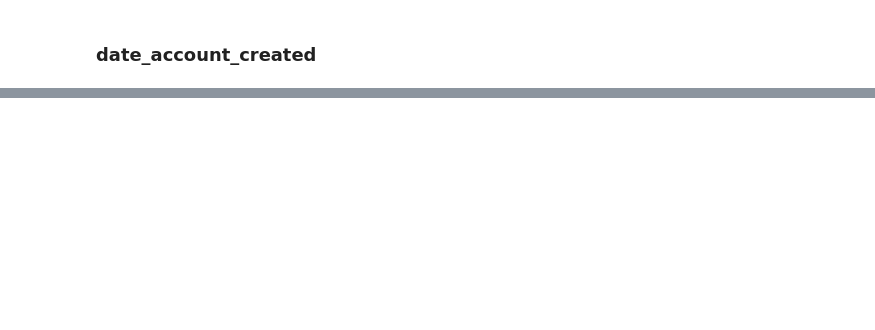
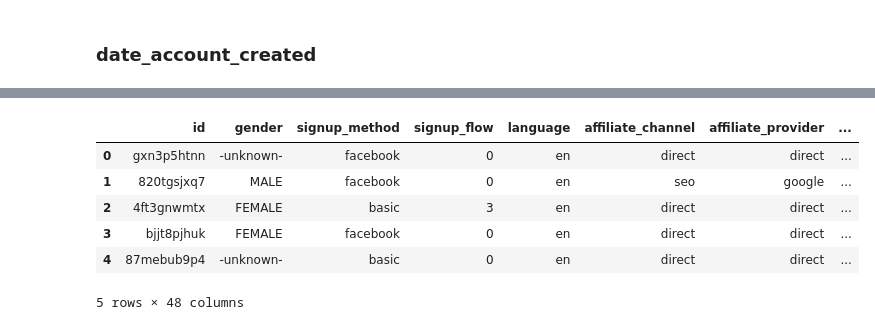
Before and after one commit to troywu666/Airbnb_data_analyse, a Jupyter notebook: 订房预测.ipynb, the cells around one changed output, grey strips where cells are left out. Saved outputs shown, nothing was run; the diff lists cells and outputs as text; code cells hidden in the pictures; blank space fills up the shorter version.

```diff
--- a/订房预测.ipynb
+++ b/订房预测.ipynb
@@ -581,0 +725,3 @@ df.head()
+# %%
+age_values=av.apply(lambda x: np.where(x>1900,2019-x,x))
+age_values=age_values.apply(lambda x: np.where(x>=132,-1,x))
@@ -581,0 +769,10 @@ df.head()
+# %%
+df.head()
+# %% [output]
+|  | id | gender | signup_method | signup_flow | language | affiliate_channel | affiliate_provider | ... |
+| 0 | gxn3p5htnn | -unknown- | facebook | 0 | en | direct | direct | ... |
+| 1 | 820tgsjxq7 | MALE | facebook | 0 | en | seo | google | ... |
+| 2 | 4ft3gnwmtx | FEMALE | basic | 3 | en | direct | direct | ... |
+| 3 | bjjt8pjhuk | FEMALE | facebook | 0 | en | direct | direct | ... |
+| 4 | 87mebub9p4 | -unknown- | basic | 0 | en | direct | direct | ... |
+5 rows × 48 columns
```
Also changed, not shown: parts of 34 cells of this notebook, 1 other file.
